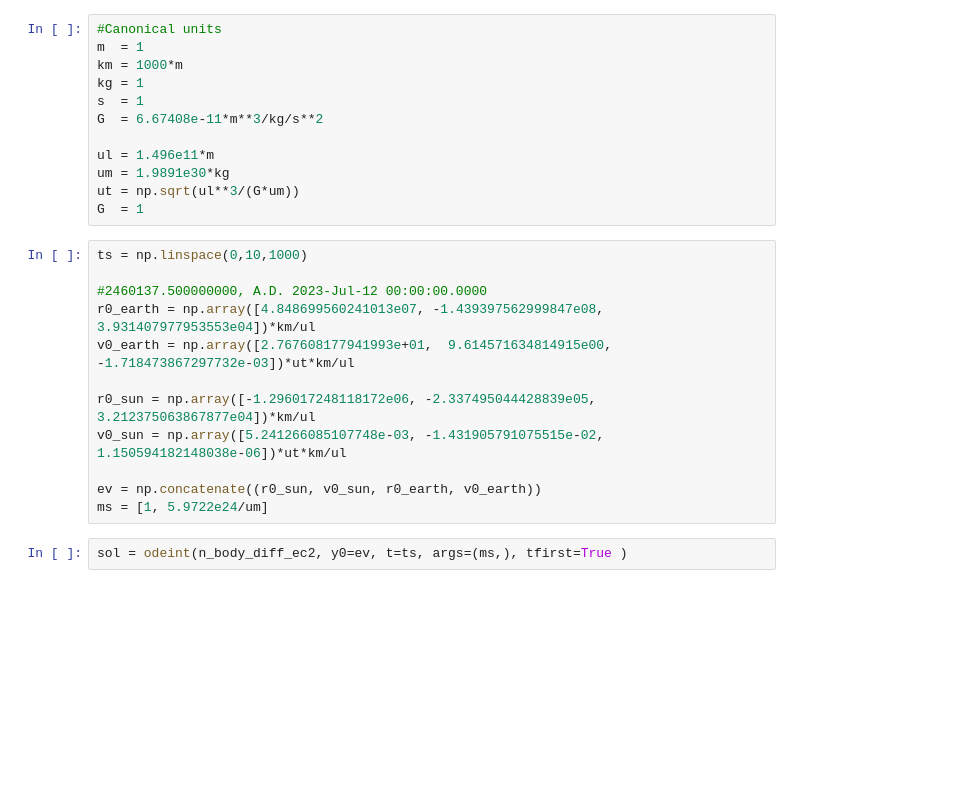
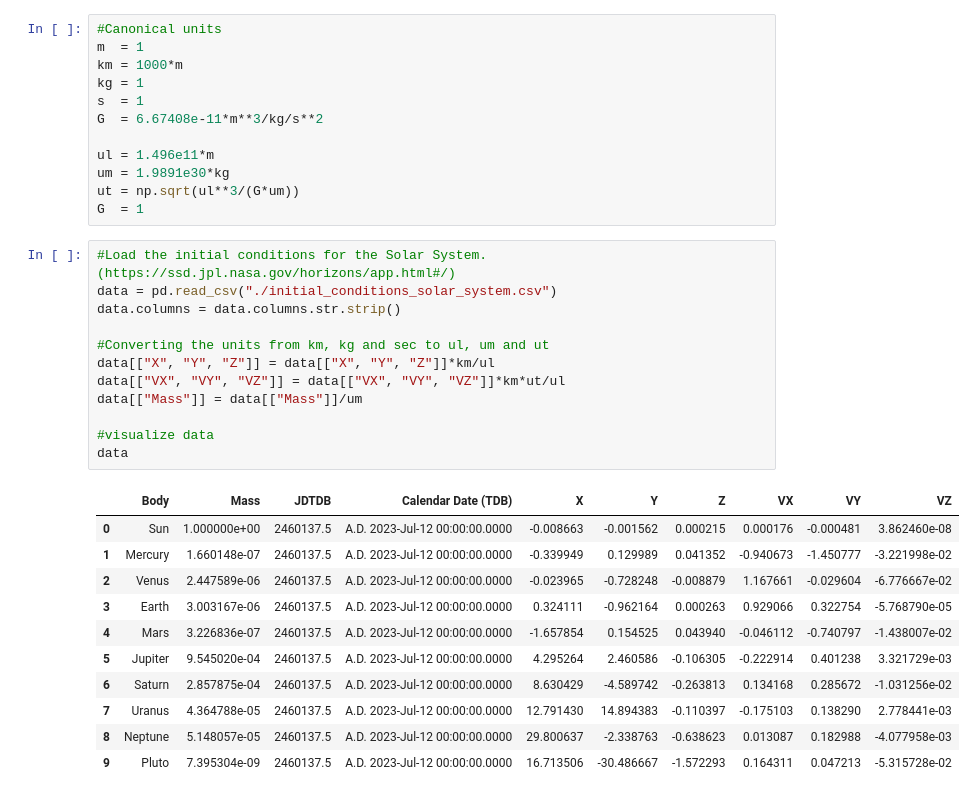
Before and after one commit to hplbrayan/Solving-ODEs, a Jupyter notebook: N-body problem/N-body problem.ipynb, the cells around one changed output. Saved outputs shown, nothing was run; the diff lists cells and outputs as text; blank space fills up the shorter version.

Commit message:
N-body problem 3. Simulation of the Solar System

```diff
--- a/N-body problem/N-body problem.ipynb
+++ b/N-body problem/N-body problem.ipynb
@@ -43,17 +85,27 @@ ul = 1.496e11*m
 um = 1.9891e30*kg
 ut = np.sqrt(ul**3/(G*um))
 G  = 1
-# %%
-ts = np.linspace(0,10,1000)
-
-#2460137.500000000, A.D. 2023-Jul-12 00:00:00.0000
-r0_earth = np.array([4.848699560241013e07, -1.439397562999847e08,  3.931407977953553e04])*km/ul
-v0_earth = np.array([2.767608177941993e+01,  9.614571634814915e00, -1.718473867297732e-03])*ut*km/ul
-
-r0_sun = np.array([-1.296017248118172e06, -2.337495044428839e05,  3.212375063867877e04])*km/ul
-v0_sun = np.array([5.241266085107748e-03, -1.431905791075515e-02,  1.150594182148038e-06])*ut*km/ul
-
-ev = np.concatenate((r0_sun, v0_sun, r0_earth, v0_earth))
-ms = [1, 5.9722e24/um]
-# %%
-sol = odeint(n_body_diff_ec2, y0=ev, t=ts, args=(ms,), tfirst=True )
+# %%
+#Load the initial conditions for the Solar System. (https://ssd.jpl.nasa.gov/horizons/app.html#/)
+data = pd.read_csv("./initial_conditions_solar_system.csv")
+data.columns = data.columns.str.strip()
+
+#Converting the units from km, kg and sec to ul, um and ut
+data[["X", "Y", "Z"]] = data[["X", "Y", "Z"]]*km/ul
+data[["VX", "VY", "VZ"]] = data[["VX", "VY", "VZ"]]*km*ut/ul
+data[["Mass"]] = data[["Mass"]]/um
+
+#visualize data
+data
+# %% [output]
+|  | Body | Mass | JDTDB | Calendar Date (TDB) | X | Y | Z | VX | VY | VZ |
+| 0 | Sun | 1.000000e+00 | 2460137.5 | A.D. 2023-Jul-12 00:00:00.0000 | -0.008663 | -0.001562 | 0.000215 | 0.000176 | -0.000481 | 3.862460e-08 |
+| 1 | Mercury | 1.660148e-07 | 2460137.5 | A.D. 2023-Jul-12 00:00:00.0000 | -0.339949 | 0.129989 | 0.041352 | -0.940673 | -1.450777 | -3.221998e-02 |
+| 2 | Venus | 2.447589e-06 | 2460137.5 | A.D. 2023-Jul-12 00:00:00.0000 | -0.023965 | -0.728248 | -0.008879 | 1.167661 | -0.029604 | -6.776667e-02 |
+| 3 | Earth | 3.003167e-06 | 2460137.5 | A.D. 2023-Jul-12 00:00:00.0000 | 0.324111 | -0.962164 | 0.000263 | 0.929066 | 0.322754 | -5.768790e-05 |
+| 4 | Mars | 3.226836e-07 | 2460137.5 | A.D. 2023-Jul-12 00:00:00.0000 | -1.657854 | 0.154525 | 0.043940 | -0.046112 | -0.740797 | -1.438007e-02 |
+| 5 | Jupiter | 9.545020e-04 | 2460137.5 | A.D. 2023-Jul-12 00:00:00.0000 | 4.295264 | 2.460586 | -0.106305 | -0.222914 | 0.401238 | 3.321729e-03 |
+| 6 | Saturn | 2.857875e-04 | 2460137.5 | A.D. 2023-Jul-12 00:00:00.0000 | 8.630429 | -4.589742 | -0.263813 | 0.134168 | 0.285672 | -1.031256e-02 |
+| 7 | Uranus | 4.364788e-05 | 2460137.5 | A.D. 2023-Jul-12 00:00:00.0000 | 12.791430 | 14.894383 | -0.110397 | -0.175103 | 0.138290 | 2.778441e-03 |
+| 8 | Neptune | 5.148057e-05 | 2460137.5 | A.D. 2023-Jul-12 00:00:00.0000 | 29.800637 | -2.338763 | -0.638623 | 0.013087 | 0.182988 | -4.077958e-03 |
+| 9 | Pluto | 7.395304e-09 | 2460137.5 | A.D. 2023-Jul-12 00:00:00.0000 | 16.713506 | -30.486667 | -1.572293 | 0.164311 | 0.047213 | -5.315728e-02 |
```
Also changed, not shown: parts of 7 cells of this notebook, 1 other file.
